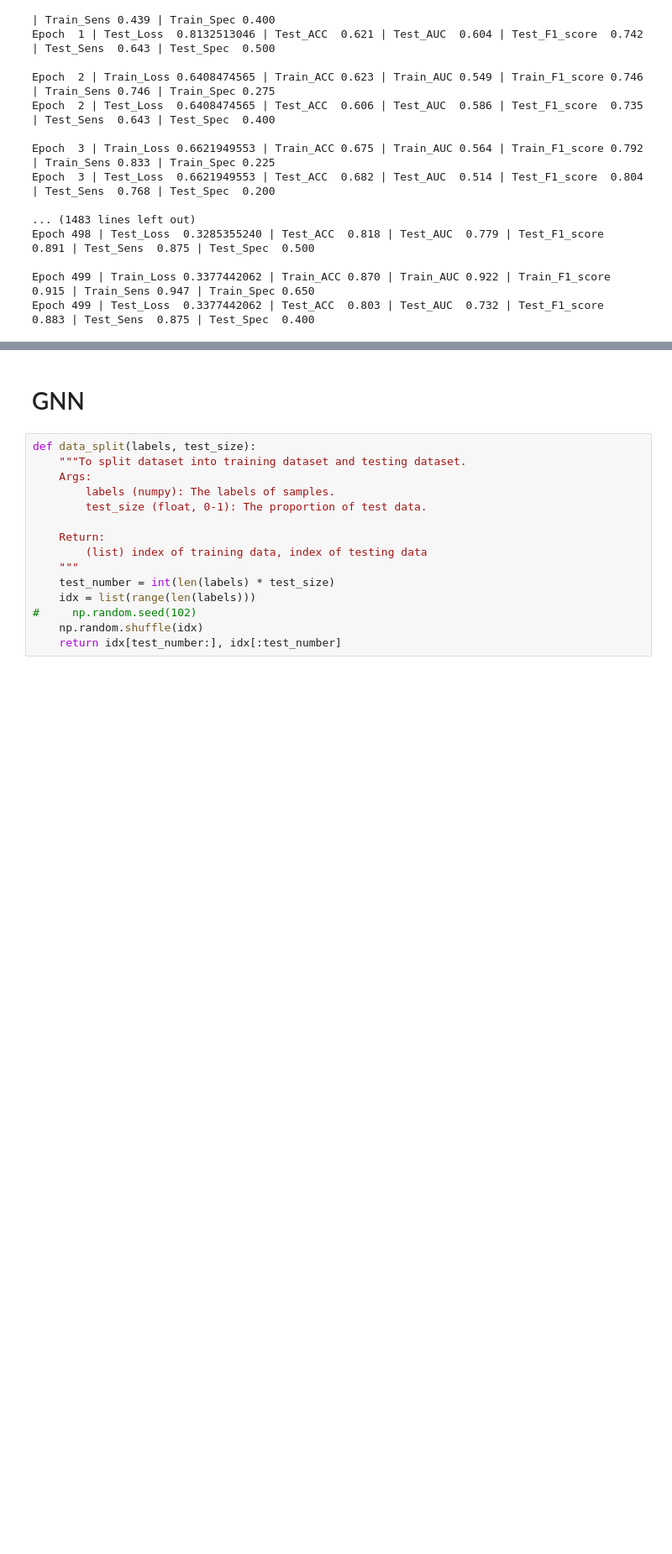
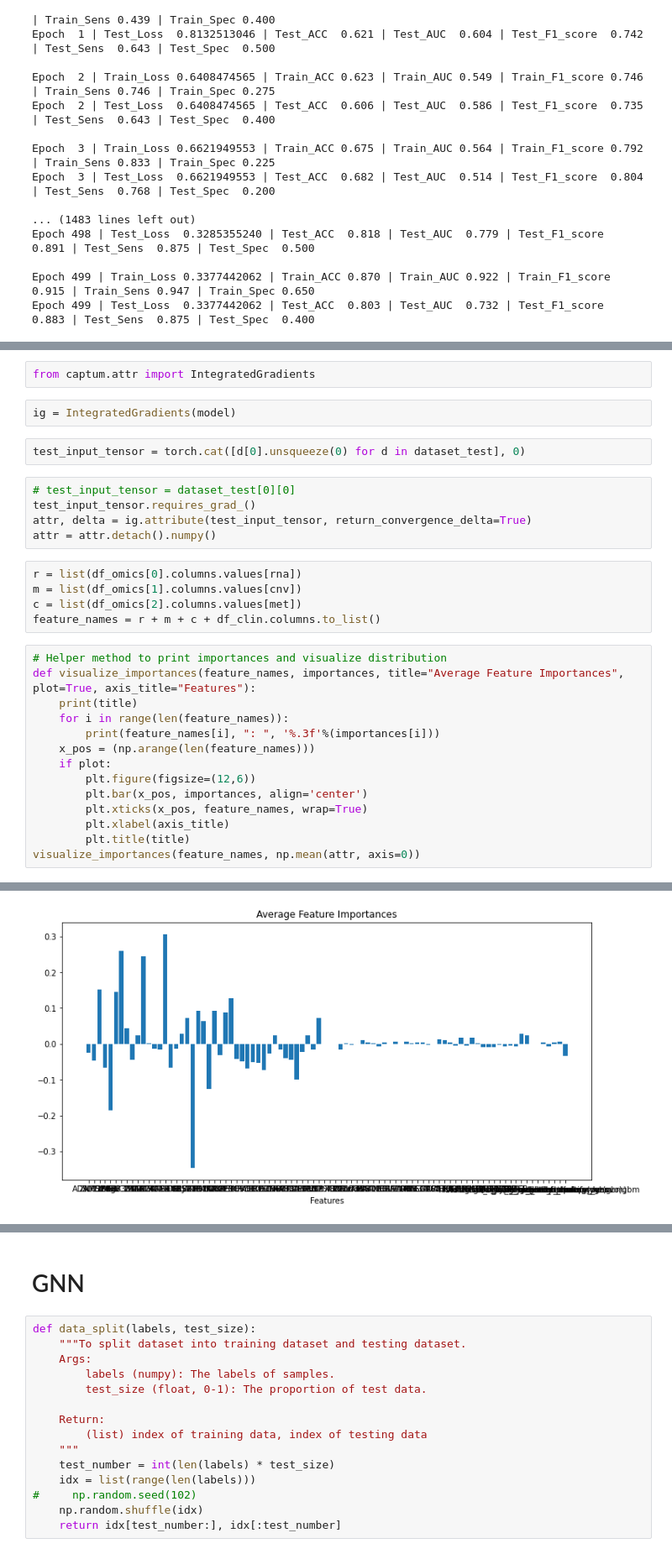
Before and after one commit to BioAI-kits/AttentionMOI, a Jupyter notebook: distribution.ipynb, the cells around one changed output, grey strips where cells are left out. Shown: that part at 84% size. Saved outputs shown, nothing was run; the diff lists cells and outputs as text; blank space fills up the shorter version.

```diff
--- a/distribution.ipynb
+++ b/distribution.ipynb
@@ -876,0 +887,31 @@ Epoch 499 | Test_Loss  0.3377442062 | Test_ACC  0.803 | Test_AUC  0.732 | Test_F
+# %%
+from captum.attr import IntegratedGradients
+# %%
+ig = IntegratedGradients(model)
+# %%
+test_input_tensor = torch.cat([d[0].unsqueeze(0) for d in dataset_test], 0)
+# %%
+# test_input_tensor = dataset_test[0][0]
+test_input_tensor.requires_grad_()
+attr, delta = ig.attribute(test_input_tensor, return_convergence_delta=True)
+attr = attr.detach().numpy()
+# %%
+r = list(df_omics[0].columns.values[rna])
+m = list(df_omics[1].columns.values[cnv])
+c = list(df_omics[2].columns.values[met])
+feature_names = r + m + c + df_clin.columns.to_list()
+# %%
+# Helper method to print importances and visualize distribution
+def visualize_importances(feature_names, importances, title="Average Feature Importances", plot=True, axis_title="Features"):
+    print(title)
+    for i in range(len(feature_names)):
+        print(feature_names[i], ": ", '%.3f'%(importances[i]))
+    x_pos = (np.arange(len(feature_names)))
+    if plot:
+        plt.figure(figsize=(12,6))
+        plt.bar(x_pos, importances, align='center')
+        plt.xticks(x_pos, feature_names, wrap=True)
+        plt.xlabel(axis_title)
+        plt.title(title)
+visualize_importances(feature_names, np.mean(attr, axis=0))
+# %% [output]
@@ -876,0 +935 @@ Epoch 499 | Test_Loss  0.3377442062 | Test_ACC  0.803 | Test_AUC  0.732 | Test_F
+[figure, added]
```
Also changed, not shown: parts of 22 cells of this notebook, 6 other files.
